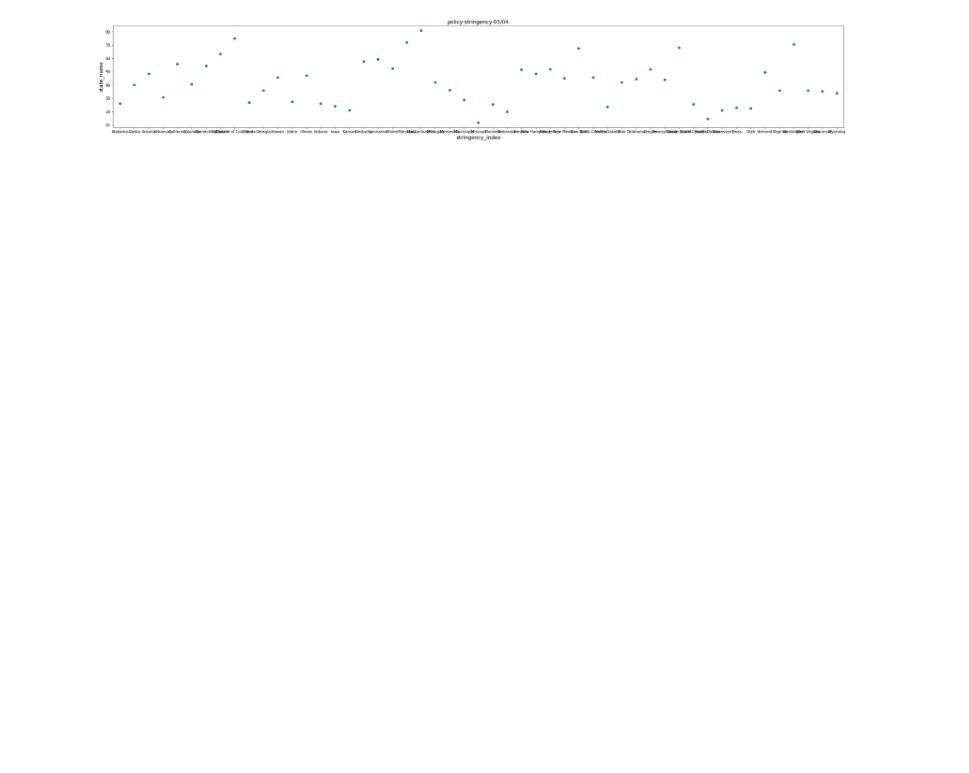
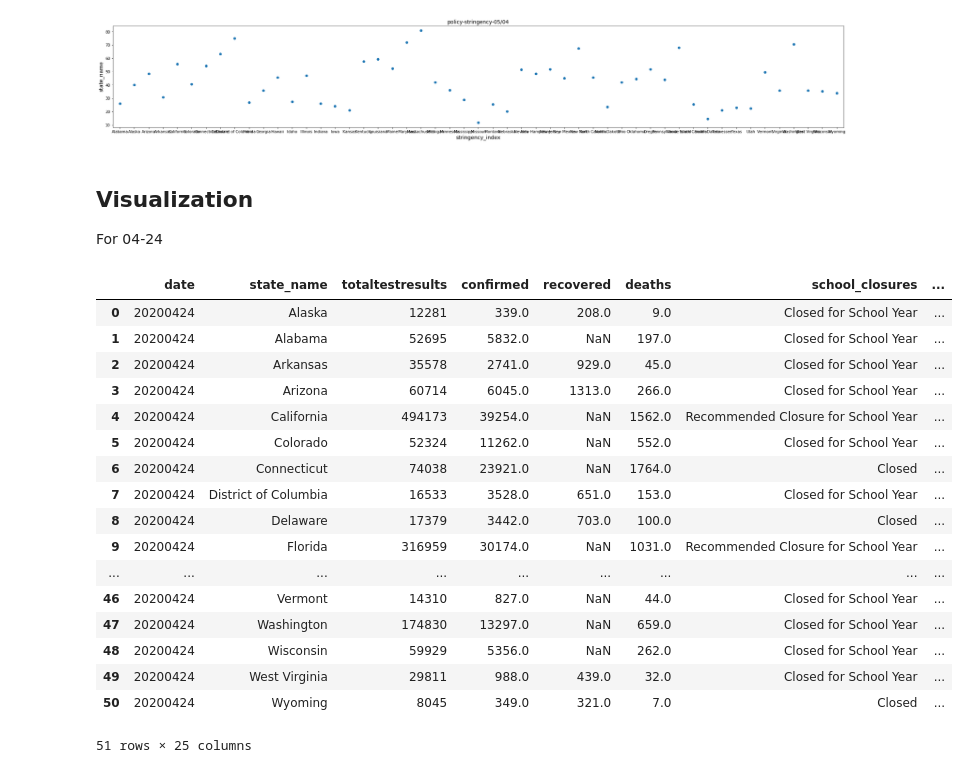
Before and after one commit to iamzhaihy/BD2020-Final-Project, a Jupyter notebook: Data Processing.ipynb, the cells around one changed output. Drawn from its saved outputs; the diff is of its cells as text; code cells hidden in the pictures; blank space fills up the shorter version.

```diff
--- a/Data Processing.ipynb
+++ b/Data Processing.ipynb
@@ -1353,3 +1353,41 @@ plt.xlim(-0.5,50.5)
 plt.show()
 # %% [output]
 [figure]
+# %% [markdown]
+## Visualization
+
+For 04-24
+# %%
+def getcode(l):
+    codes=[]
+    for i in l:
+        for key in statecode:
+            if statecode[key]==i:
+                codes.append(key)
+    return codes
+state_case_on_04_24_df=pd.read_csv('./processed_data/state_cases.csv')
+state_case_on_04_24=state_case_on_04_24_df[state_case_on_04_24_df['date'].isin([20200424])]
+
+
+state_merged_on_04_24=pd.merge(state_case_on_04_24, state_index, on=['state_name'])
+state_merged_on_04_24['state_code']=getcode(state_merged_on_04_24['state_name'])
+state_merged_on_04_24
+# %% [output]
+|  | date | state_name | totaltestresults | confirmed | recovered | deaths | school_closures | ... |
+| 0 | 20200424 | Alaska | 12281 | 339.0 | 208.0 | 9.0 | Closed for School Year | ... |
+| 1 | 20200424 | Alabama | 52695 | 5832.0 | NaN | 197.0 | Closed for School Year | ... |
+| 2 | 20200424 | Arkansas | 35578 | 2741.0 | 929.0 | 45.0 | Closed for School Year | ... |
+| 3 | 20200424 | Arizona | 60714 | 6045.0 | 1313.0 | 266.0 | Closed for School Year | ... |
+| 4 | 20200424 | California | 494173 | 39254.0 | NaN | 1562.0 | Recommended Closure for School Year | ... |
+| 5 | 20200424 | Colorado | 52324 | 11262.0 | NaN | 552.0 | Closed for School Year | ... |
+| 6 | 20200424 | Connecticut | 74038 | 23921.0 | NaN | 1764.0 | Closed | ... |
+| 7 | 20200424 | District of Columbia | 16533 | 3528.0 | 651.0 | 153.0 | Closed for School Year | ... |
+| 8 | 20200424 | Delaware | 17379 | 3442.0 | 703.0 | 100.0 | Closed | ... |
+| 9 | 20200424 | Florida | 316959 | 30174.0 | NaN | 1031.0 | Recommended Closure for School Year | ... |
+| ... | ... | ... | ... | ... | ... | ... | ... | ... |
+| 46 | 20200424 | Vermont | 14310 | 827.0 | NaN | 44.0 | Closed for School Year | ... |
+| 47 | 20200424 | Washington | 174830 | 13297.0 | NaN | 659.0 | Closed for School Year | ... |
+| 48 | 20200424 | Wisconsin | 59929 | 5356.0 | NaN | 262.0 | Closed for School Year | ... |
+| 49 | 20200424 | West Virginia | 29811 | 988.0 | 439.0 | 32.0 | Closed for School Year | ... |
+| 50 | 20200424 | Wyoming | 8045 | 349.0 | 321.0 | 7.0 | Closed | ... |
+51 rows × 25 columns
```
Also changed, not shown: parts of 13 cells of this notebook, 2 other files.
